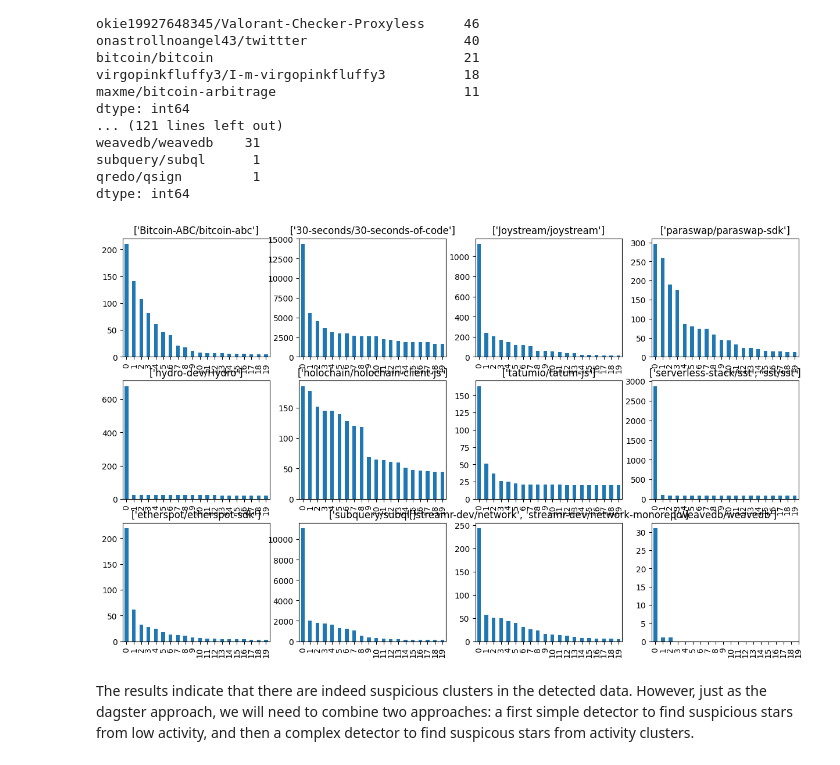
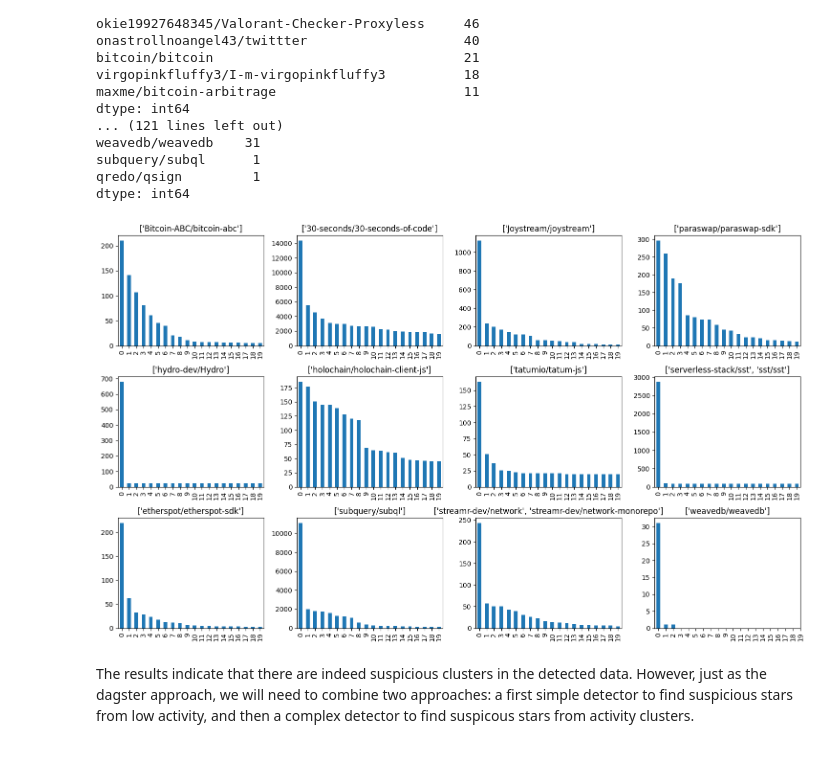
Before and after one commit to hehao98/StarScout, a Jupyter notebook: copycatch_clusters.ipynb, the cells around one changed output. Saved outputs shown, nothing was run; the diff lists cells and outputs as text; code cells hidden in the pictures.

```diff
--- a/copycatch_clusters.ipynb
+++ b/copycatch_clusters.ipynb
@@ -5,8 +5,8 @@ import pandas as pd
 import networkx as nx
 import matplotlib.pyplot as plt
 # %%
-fake = pd.read_csv("data/copycatch_test_stargazers_fake.csv")
-real = pd.read_csv("data/copycatch_test_stargazers_real.csv")
+fake = pd.read_csv("data/copycatch_test/stargazers_fake.csv")
+real = pd.read_csv("data/copycatch_test/stargazers_real.csv")
 fake.starred_at = pd.to_datetime(fake.starred_at).dt.tz_localize(None)
 real.starred_at = pd.to_datetime(real.starred_at).dt.tz_localize(None)
 fake.head()
@@ -198,8 +198,9 @@ dtype: int64
 # %%
 fig, axes = plt.subplots(3, 4, figsize=(15, 9))
 for i, repo_names in enumerate(suspicious_repos.repo_names):
     analyze_suspicious_clusters(repo_names.split(","), axes[i // 4][i % 4])
+fig.tight_layout()
 # %% [output]
-[figure, old version]
+[figure, new version]
 # %% [markdown]
 The results indicate that there are indeed suspicious clusters in the detected data. However, just as the dagster approach, we will need to combine two approaches: a first simple detector to find suspicious stars from low activity, and then a complex detector to find suspicous stars from activity clusters.
```
Also changed, not shown: 7 other files.
